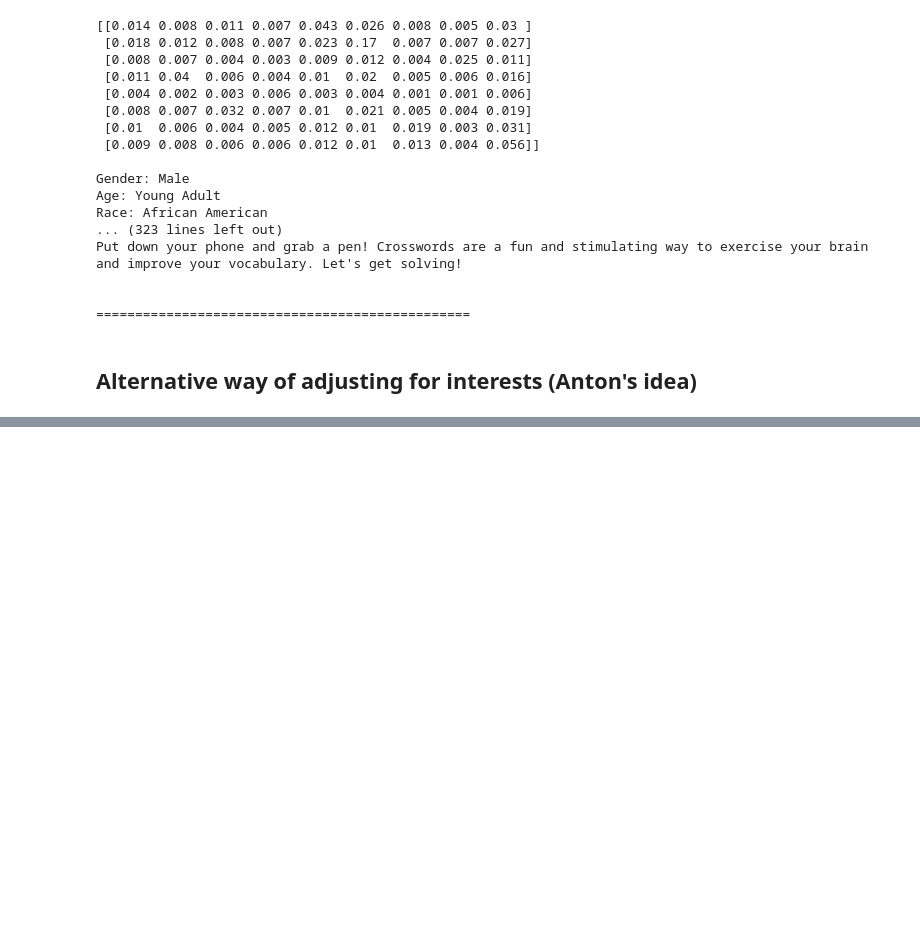
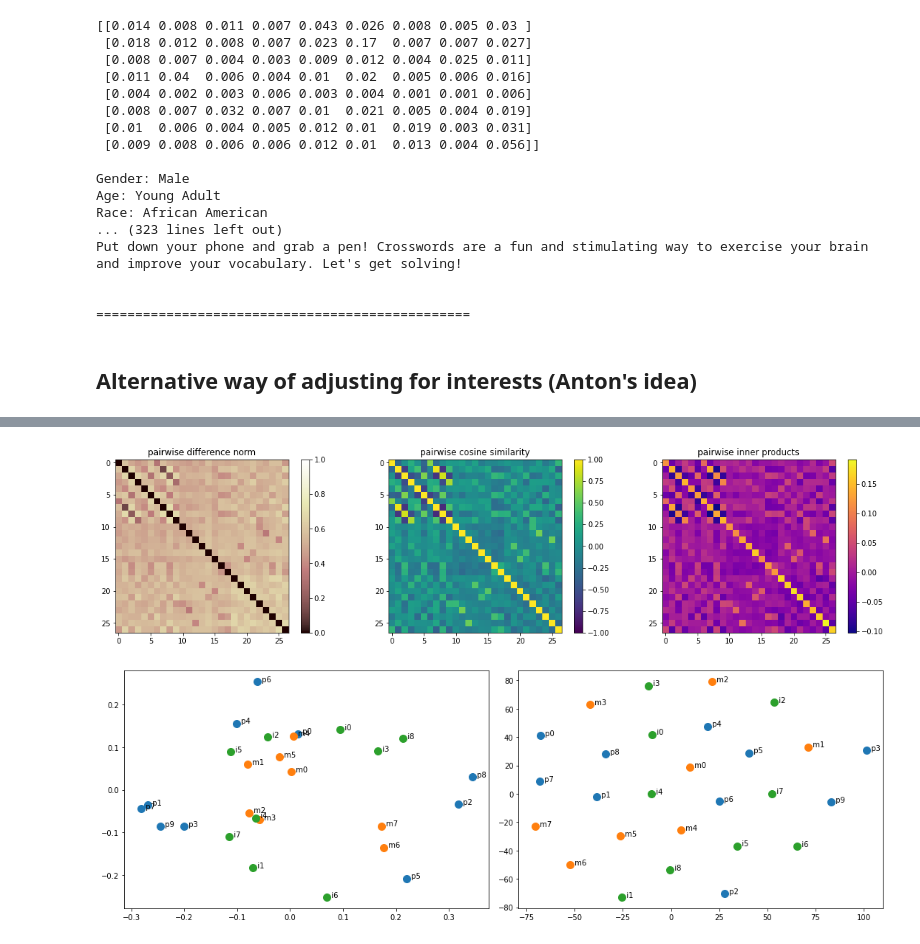
Before and after one commit to paxnea/LLM-multimodal-nudging, a Jupyter notebook: wain23.ipynb, the cells around one changed output, grey strips where cells are left out. Cells and saved outputs as stored; diff of their text form; code cells hidden in the pictures; blank space fills up the shorter version.

```diff
--- a/wain23.ipynb
+++ b/wain23.ipynb
@@ -574,0 +643,5 @@ plt.show()
+# %%
+visualize_embeddings()
+# %% [output]
+[figure, added]
+[figure, added]
```
Also changed, not shown: parts of 9 cells of this notebook, 1 other file.
